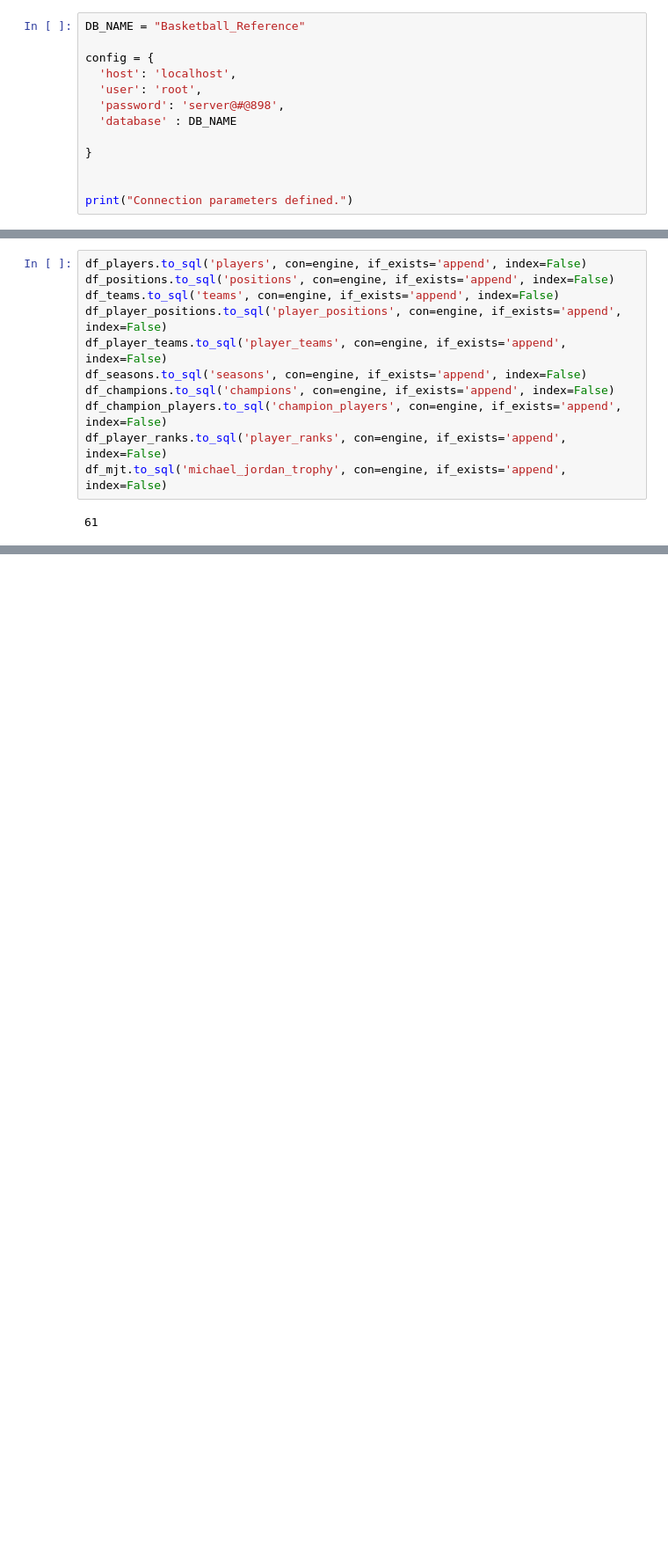
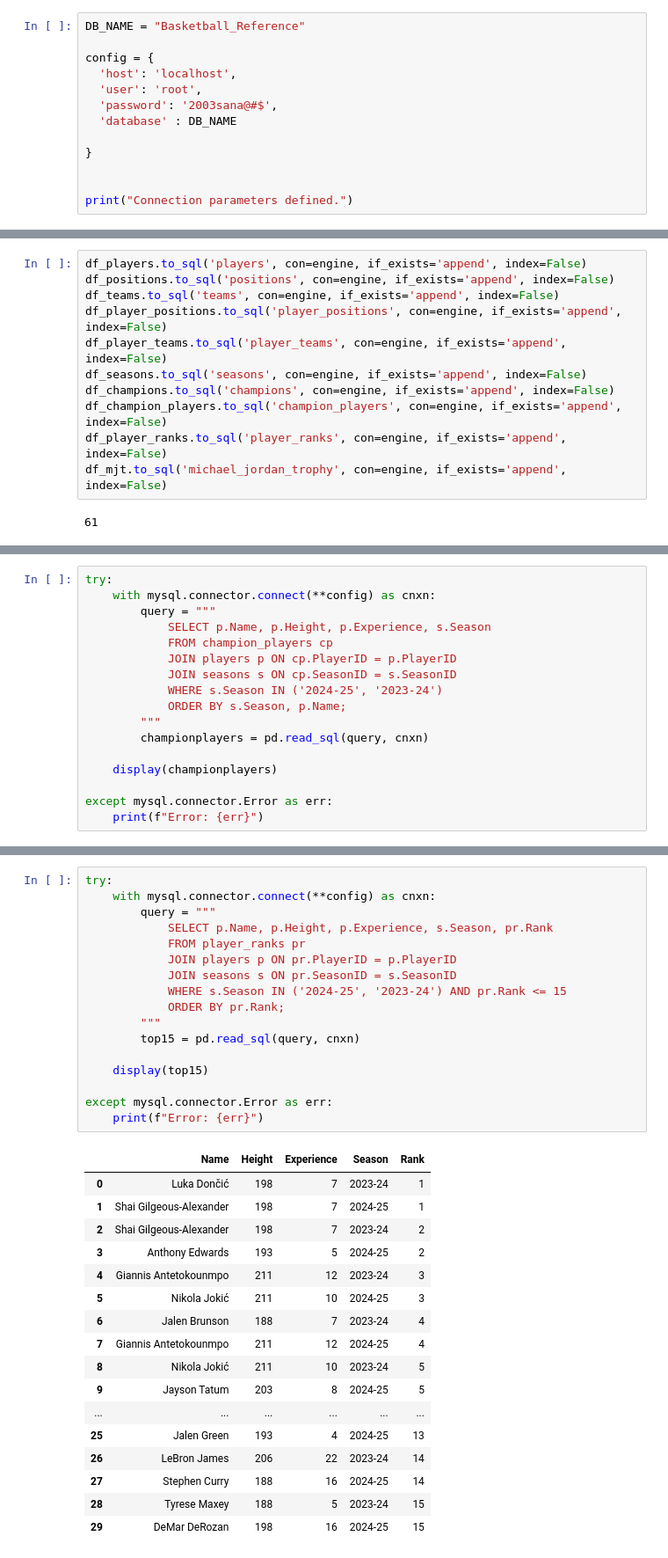
Before and after one commit to arashnaderi820-cyber/Basketball-Analytics-Quera, a Jupyter notebook: Basketball_Reference.ipynb, the cells around one changed output, grey strips where cells are left out. Shown: that part at 88% size. Cells and saved outputs as stored; diff of their text form; blank space fills up the shorter version.

```diff
--- a/Basketball_Reference.ipynb
+++ b/Basketball_Reference.ipynb
@@ -32,7 +33,7 @@ DB_NAME = "Basketball_Reference"
 config = {
   'host': 'localhost',
   'user': 'root',
-  'password': 'server@#@898',
+  'password': '2003sana@#$',
   'database' : DB_NAME
 
 }
@@ -413,0 +469,17 @@ df_mjt.to_sql('michael_jordan_trophy', con=engine, if_exists='append', index=Fal
+# %%
+try:
+    with mysql.connector.connect(**config) as cnxn:
+        query = """
+            SELECT p.Name, p.Height, p.Experience, s.Season
+            FROM champion_players cp
+            JOIN players p ON cp.PlayerID = p.PlayerID
+            JOIN seasons s ON cp.SeasonID = s.SeasonID
+            WHERE s.Season IN ('2024-25', '2023-24')
+            ORDER BY s.Season, p.Name;
+        """
+        championplayers = pd.read_sql(query, cnxn)
+
+    display(championplayers)
+
+except mysql.connector.Error as err:
+    print(f"Error: {err}")
@@ -413,0 +504,35 @@ df_mjt.to_sql('michael_jordan_trophy', con=engine, if_exists='append', index=Fal
+# %%
+try:
+    with mysql.connector.connect(**config) as cnxn:
+        query = """
+            SELECT p.Name, p.Height, p.Experience, s.Season, pr.Rank
+            FROM player_ranks pr
+            JOIN players p ON pr.PlayerID = p.PlayerID
+            JOIN seasons s ON pr.SeasonID = s.SeasonID
+            WHERE s.Season IN ('2024-25', '2023-24') AND pr.Rank <= 15
+            ORDER BY pr.Rank;
+        """
+        top15 = pd.read_sql(query, cnxn)
+
+    display(top15)
+
+except mysql.connector.Error as err:
+    print(f"Error: {err}")
+# %% [output]
+|  | Name | Height | Experience | Season | Rank |
+| 0 | Luka Dončić | 198 | 7 | 2023-24 | 1 |
+| 1 | Shai Gilgeous-Alexander | 198 | 7 | 2024-25 | 1 |
+| 2 | Shai Gilgeous-Alexander | 198 | 7 | 2023-24 | 2 |
+| 3 | Anthony Edwards | 193 | 5 | 2024-25 | 2 |
+| 4 | Giannis Antetokounmpo | 211 | 12 | 2023-24 | 3 |
+| 5 | Nikola Jokić | 211 | 10 | 2024-25 | 3 |
+| 6 | Jalen Brunson | 188 | 7 | 2023-24 | 4 |
+| 7 | Giannis Antetokounmpo | 211 | 12 | 2024-25 | 4 |
+| 8 | Nikola Jokić | 211 | 10 | 2023-24 | 5 |
+| 9 | Jayson Tatum | 203 | 8 | 2024-25 | 5 |
+| ... | ... | ... | ... | ... | ... |
+| 25 | Jalen Green | 193 | 4 | 2024-25 | 13 |
+| 26 | LeBron James | 206 | 22 | 2023-24 | 14 |
+| 27 | Stephen Curry | 188 | 16 | 2024-25 | 14 |
+| 28 | Tyrese Maxey | 188 | 5 | 2023-24 | 15 |
+| 29 | DeMar DeRozan | 198 | 16 | 2024-25 | 15 |
```
Also changed, not shown: parts of 12 cells of this notebook.
